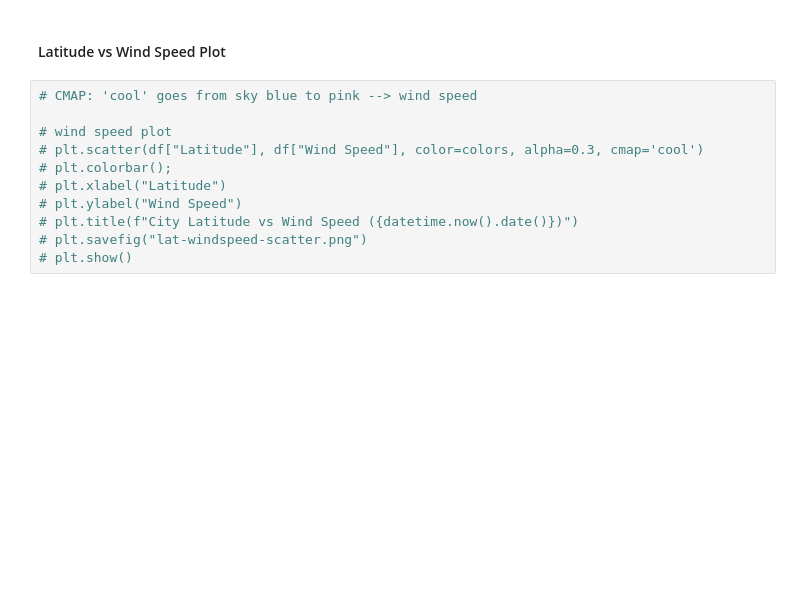
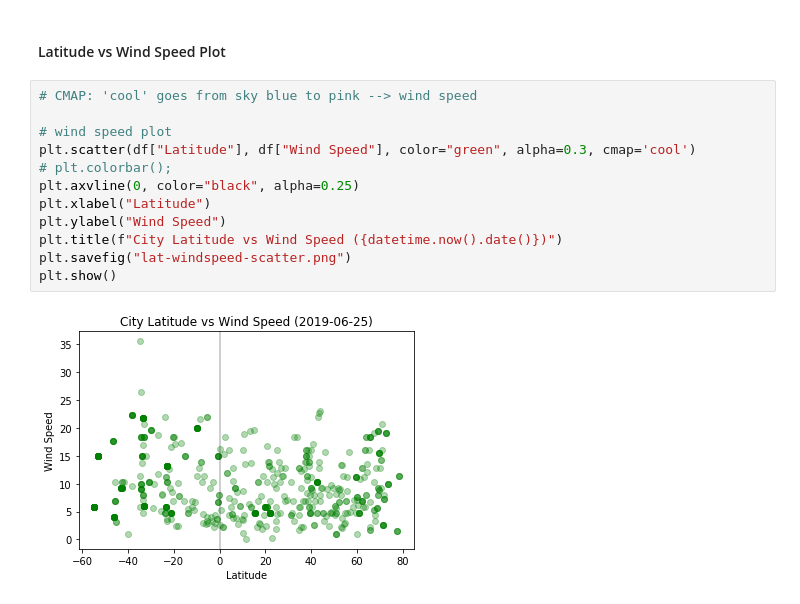
Before and after one commit to kathleeng77/Weather-API-Challenge, a Jupyter notebook: weather.ipynb, the cells around one changed output. Drawn from its saved outputs; the diff is of its cells as text; blank space fills up the shorter version.

```diff
--- a/weather.ipynb
+++ b/weather.ipynb
@@ -167,11 +212,14 @@ Four plots analyzing relationships between latitude and the following:
 # %%
 # CMAP: 'cool' goes from sky blue to pink --> wind speed
 
 # wind speed plot
-# plt.scatter(df["Latitude"], df["Wind Speed"], color=colors, alpha=0.3, cmap='cool')
+plt.scatter(df["Latitude"], df["Wind Speed"], color="green", alpha=0.3, cmap='cool')
 # plt.colorbar();
-# plt.xlabel("Latitude")
-# plt.ylabel("Wind Speed")
-# plt.title(f"City Latitude vs Wind Speed ({datetime.now().date()})")
-# plt.savefig("lat-windspeed-scatter.png")
-# plt.show()
+plt.axvline(0, color="black", alpha=0.25)
+plt.xlabel("Latitude")
+plt.ylabel("Wind Speed")
+plt.title(f"City Latitude vs Wind Speed ({datetime.now().date()})")
+plt.savefig("lat-windspeed-scatter.png")
+plt.show()
+# %% [output]
+[figure, added]
```
Also changed, not shown: parts of 10 cells of this notebook, 4 other files.
